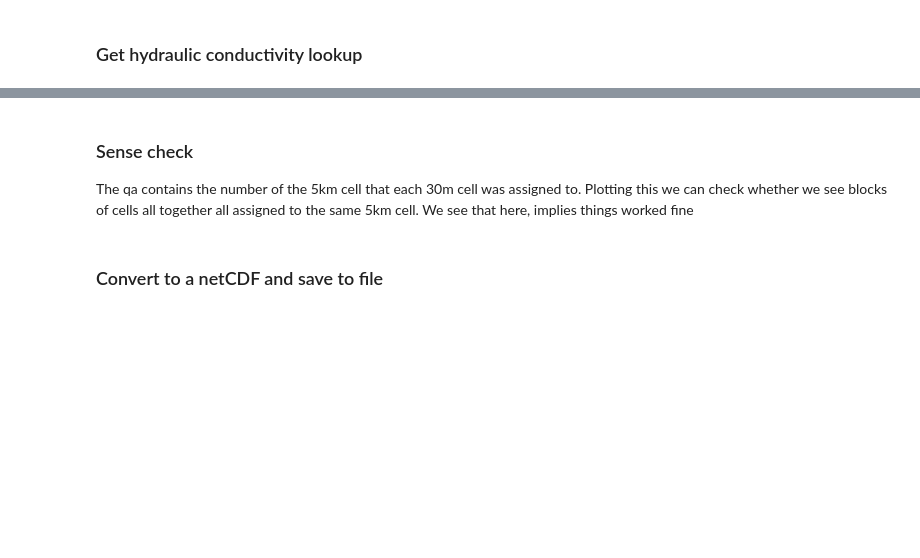
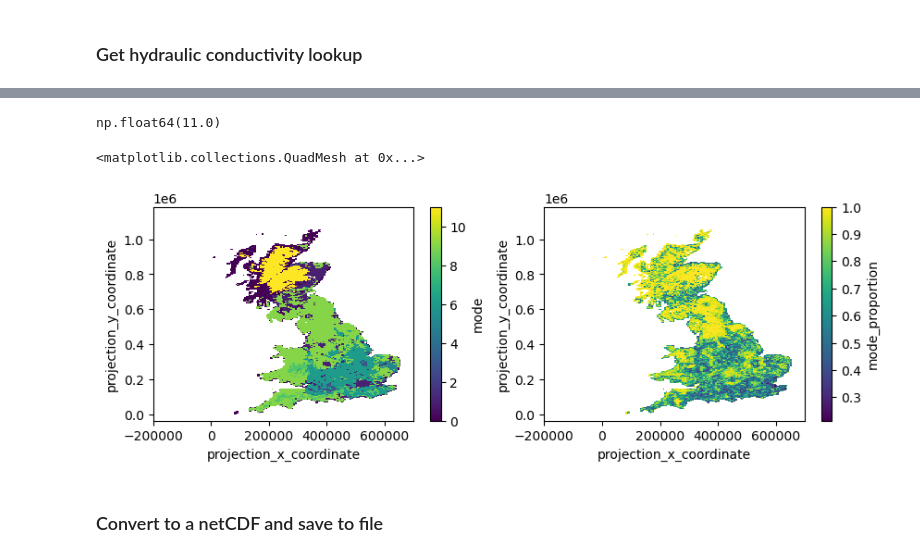
Before and after one commit to masher92/FutureFlood, a Jupyter notebook: ProcessSoilData/HydraulicConductivityConversion.ipynb, the cells around one changed output, grey strips where cells are left out. Drawn from its saved outputs; the diff is of its cells as text; code cells hidden in the pictures; blank space fills up the shorter version.

Commit message:
after losing things weirdly

```diff
--- a/ProcessSoilData/HydraulicConductivityConversion.ipynb
+++ b/ProcessSoilData/HydraulicConductivityConversion.ipynb
@@ -26,11 +284,15 @@ from run_HC_conversion import aggregate_to_5km, convert_to_netcdf, filter_closer
 # %% [markdown]
 ### Get hydraulic conductivity lookup
 # %%
-hydraulic_conductivity_lookup = pd.read_csv("../../Data/Soil_Info.csv")
+soils_lookup = pd.read_csv("../../Data/Soil_Info.csv")
 
 # 1. Build a lookup dictionary from the CSV
 #    adjust column name to match your actual hydraulic conductivity column
-lookup = dict(zip(
-    hydraulic_conductivity_lookup["USDA_soil"],
-    hydraulic_conductivity_lookup["Hydraulic_conductivity"]))
+hc_lookup = dict(zip(
+    soils_lookup["USDA_soil"],
+    soils_lookup["Hydraulic_conductivity"]))
+
+ep_lookup = dict(zip(
+    soils_lookup["USDA_soil"],
+    soils_lookup["Effective_porosity"]))
 # %% [markdown]
@@ -38,6 +300,4 @@ lookup = dict(zip(
 # %%
 catchments = gpd.read_file(CATCHMENT_DIR + "hyd_areas_GB_with_subcatchments.shp")
-this_catchment = catchments[catchments['HA_NUM'] == str(HA_NUM)]
-this_catchment.reset_index(inplace=True, drop=True)
-this_catchment_poly = this_catchment.geometry[0]
+ha_nums = catchments['HA_NUM']
 # %% [markdown]
@@ -45,8 +304,0 @@ this_catchment_poly = this_catchment.geometry[0]
-# %%
-soil_file = SOIL_DIR + f"soil_30m_{HA_NUM}.tif"
-soil_texture = rxr.open_rasterio(soil_file, chunks={"x": 2000, "y": 2000}).squeeze()
-# Get rid of -9999 values
-soil_texture = soil_texture.where(soil_texture != -9999)
-# Check
-# print(soil_texture.rio.resolution())
-# np.unique(soil_texture.values, return_counts= True)
@@ -53 +369,10 @@ soil_texture = soil_texture.where(soil_texture != -9999)
+# %%
+# Continuous
+# hk_5km = aggregate_to_5km(national_hc_30cm, agg_type="mean")
+
+# Categorical
+# ep_5km = aggregate_to_5km(national_ep_30m,agg_type="mean")
+
+# # Categorical
+texture_5km = aggregate_to_5km(national_texture_30m, agg_type="mode")
 # %% [markdown]
@@ -172,3 +379,0 @@ hk_5km, qa = aggregate_to_5km(GRID_5KM_FILE, hk_raster, return_qa_array = True)
-# %% [markdown]
-### Sense check
-The qa contains the number of the 5km cell that each 30m cell was assigned to. Plotting this we can check whether we see blocks of cells all together all assigned to the same 5km cell. We see that here, implies things worked fine
@@ -200,2 +380,16 @@ The qa contains the number of the 5km cell that each 30m cell was assigned to. P
+# %%
+np.nanmax(texture_5km['mode'])
+# %% [output]
+np.float64(11.0)
+# %%
+# hk_5km["aggregated_mean"].plot()
+# ep_5km["aggregated_mean"].plot()
+
+fig,axs=plt.subplots(ncols=2, figsize=(10,3))
+texture_5km["mode"].plot(ax=axs[0])
+texture_5km["mode_proportion"].plot(ax=axs[1]);
+# %% [output]
+<matplotlib.collections.QuadMesh at 0x...>
+[figure, added]
 # %% [markdown]
 ### Convert to a netCDF and save to file
```
Also changed, not shown: parts of 28 cells of this notebook, 17 other files.
